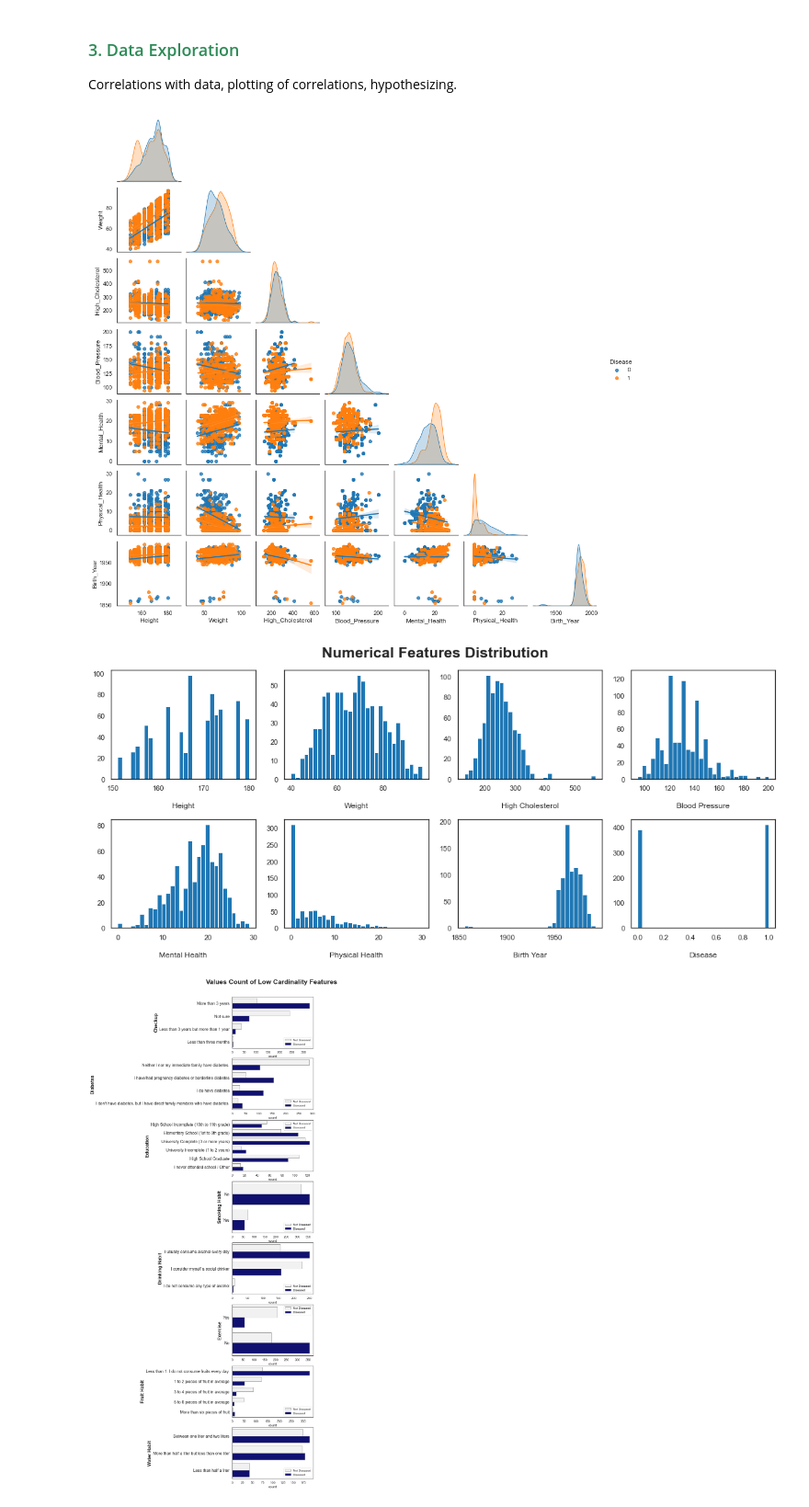
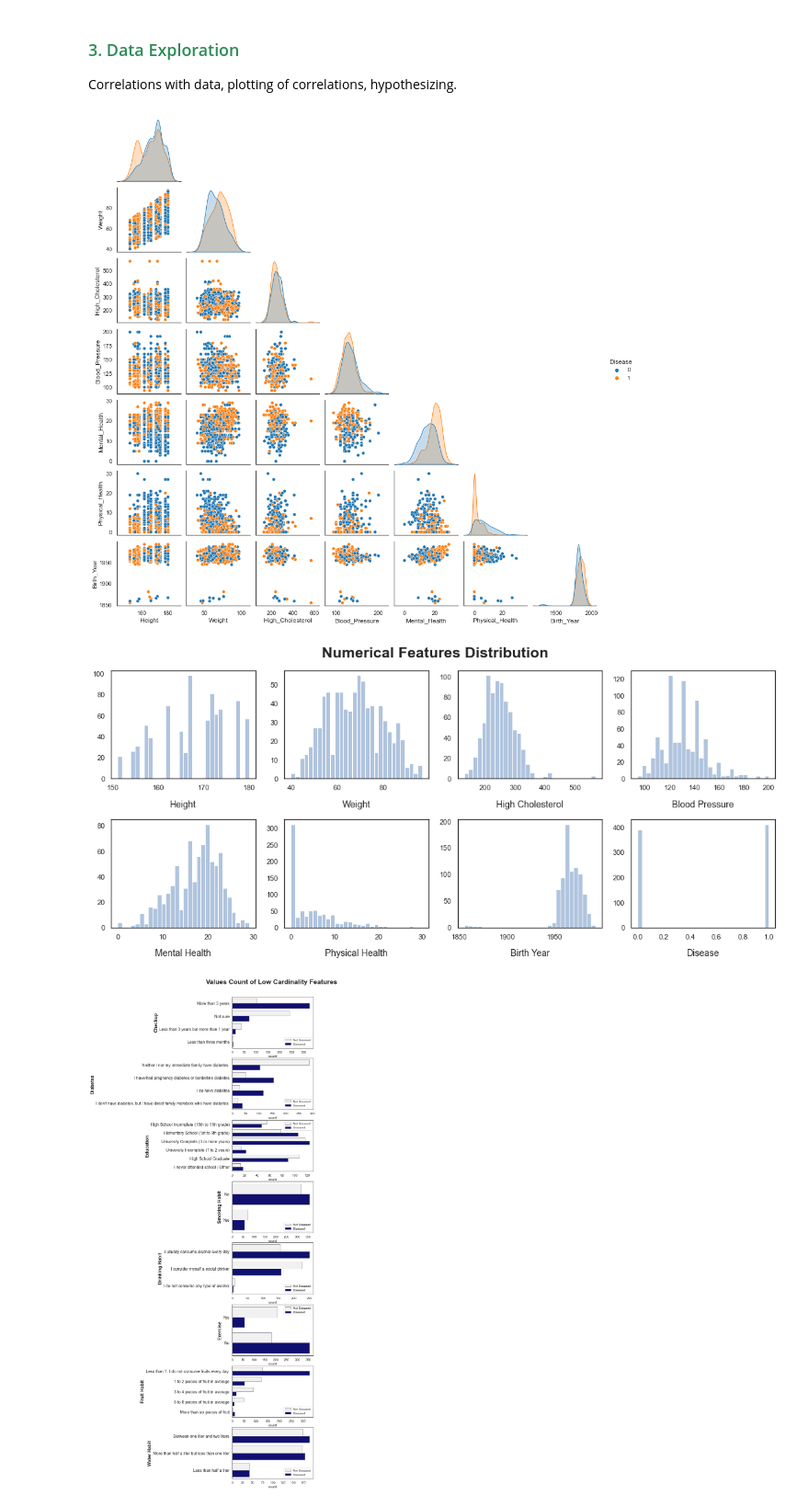
Before and after one commit to Danielfranco7/sharing-github, a Jupyter notebook: The Smith Parasite - Data Description.ipynb, the cells around one changed output. Shown at 92% size. Drawn from its saved outputs; the diff is of its cells as text; code cells hidden in the pictures.

```diff
--- a/The Smith Parasite - Data Description.ipynb
+++ b/The Smith Parasite - Data Description.ipynb
@@ -183,37 +183,34 @@ plt.rcParams['font.size'] = '20'
 
 
 # Plot
-ax = sns.pairplot(train_data, diag_kind = 'kde', corner = True, hue = 'Disease',
-                  height = 2, kind = 'reg')#, #plot_kws = {'line_kws', {'color': 'darkred'}})
+ax = sns.pairplot(train_data, diag_kind = 'kde', corner = True, hue = 'Disease', height = 2)
 
 plt.show()
 # %% [output]
-[figure, old version]
+[figure, new version]
 # %%
 # All numeric features in one figure
-sns.set_theme(style = 'white', palette=None)
+sns.set_theme(style = 'white', palette = None)
 
 # Selecting numeric features
 numerical = train_data.select_dtypes(include = ['float64', 'int64']).columns
 
 # Plot
 fig, axes = plt.subplots(nrows = 2, ncols = ceil(len(numerical)/2) , figsize = (15,7))
 
-cmap=['navy', 'royalblue', 'dodgerblue']
-
 # Plot data
 # Iterate across axes objects and associate each histogram (hint: use the ax.hist() instead of plt.hist()):
 for ax, col in zip(axes.flatten(), numerical): # Notice the zip() function and flatten() method
-    ax.hist(train_data[col], bins=30)
-    ax.set_title(col.replace('_', ' '), y=-0.30)
+    ax.hist(train_data[col], bins=30, color = 'lightsteelblue')
+    ax.set_title(col.replace('_', ' '), y = -.30, fontsize=14)
 
 # Layout
 plt.suptitle('Numerical Features Distribution', fontsize = 23, fontweight = 'bold')
 plt.subplots_adjust(left=None, bottom=None, right=None, top=None, wspace=0.4, hspace=None)
 
 plt.tight_layout()
 # %% [output]
-[figure, old version]
+[figure, new version]
 # %%
 # Subseting object features
 tmp = train_data.select_dtypes(include = ['O'])
```
Also changed, not shown: parts of 8 cells of this notebook.
